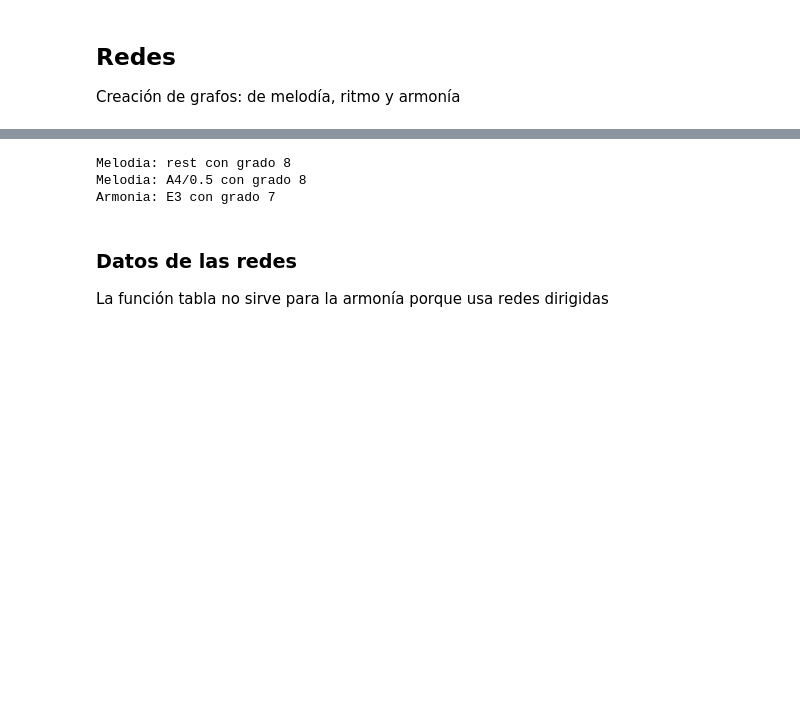
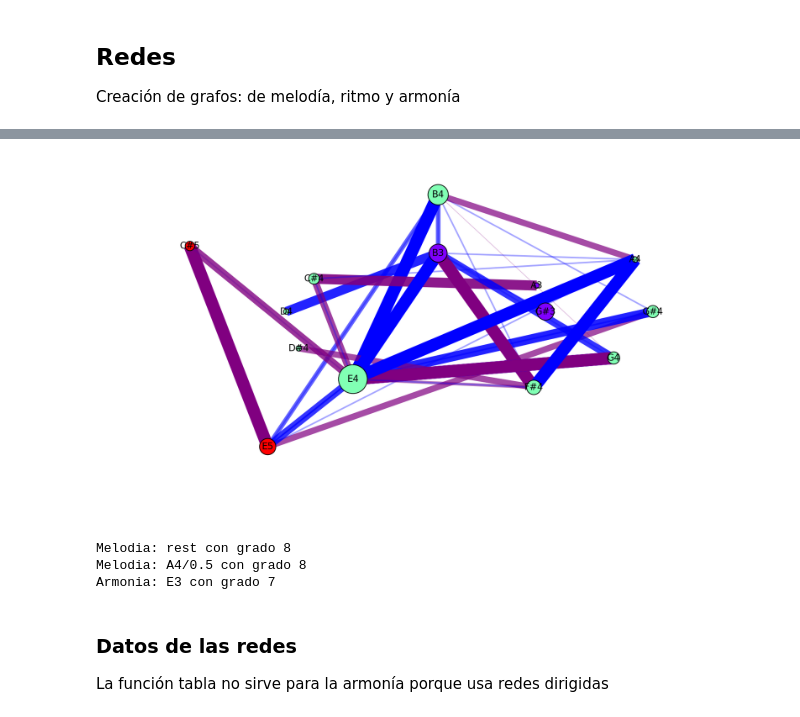
Before and after one commit to Redes2018/TP_esp, a Jupyter notebook: analisis.ipynb, the cells around one changed output, grey strips where cells are left out. Cells and saved outputs as stored; diff of their text form; code cells hidden in the pictures; blank space fills up the shorter version.

```diff
--- a/analisis.ipynb
+++ b/analisis.ipynb
@@ -67,3 +66,10 @@ graficar(G_a,labels=True)
+# %%
+#Grafo de Armonia no dirigida:
+plt.figure(figsize=(15,8))
+f_graficar_armonias_undirected(AU, color_map='rainbow',layout='espiral',labels=True)
+plt.show()
+# %% [output]
+[figure, added]
 # %%
 # Para ver el nodo de mayor grado
 nodos = list(dict(G_m.degree()).keys())
```
Also changed, not shown: parts of 6 cells of this notebook.
